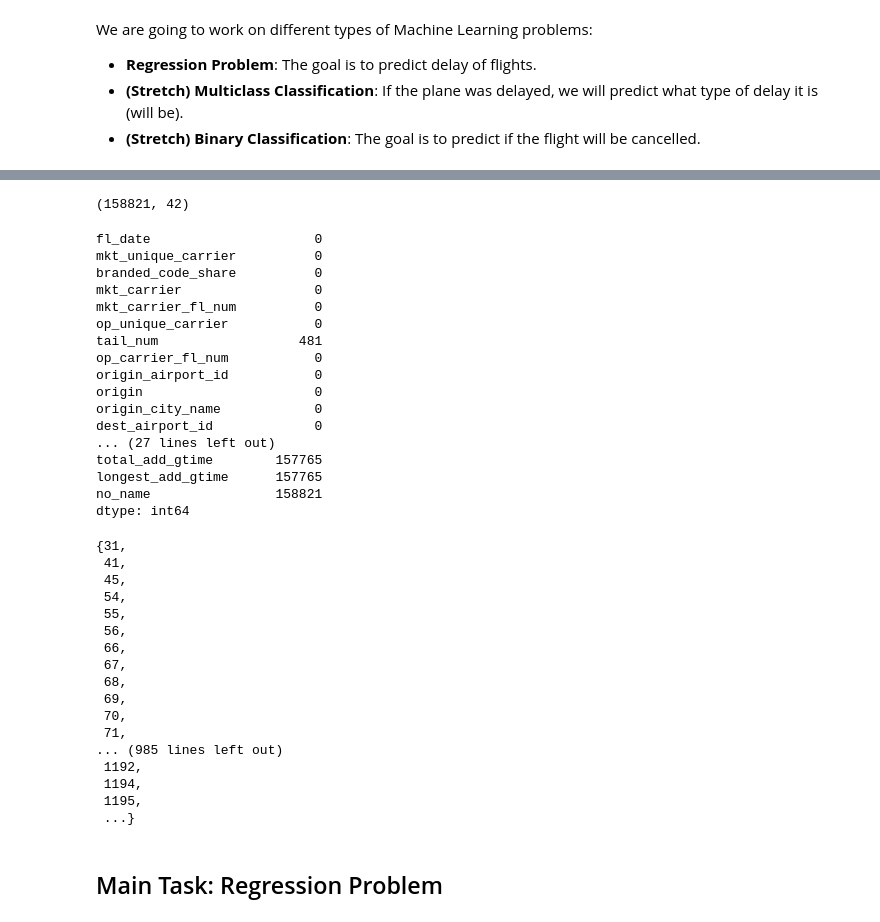
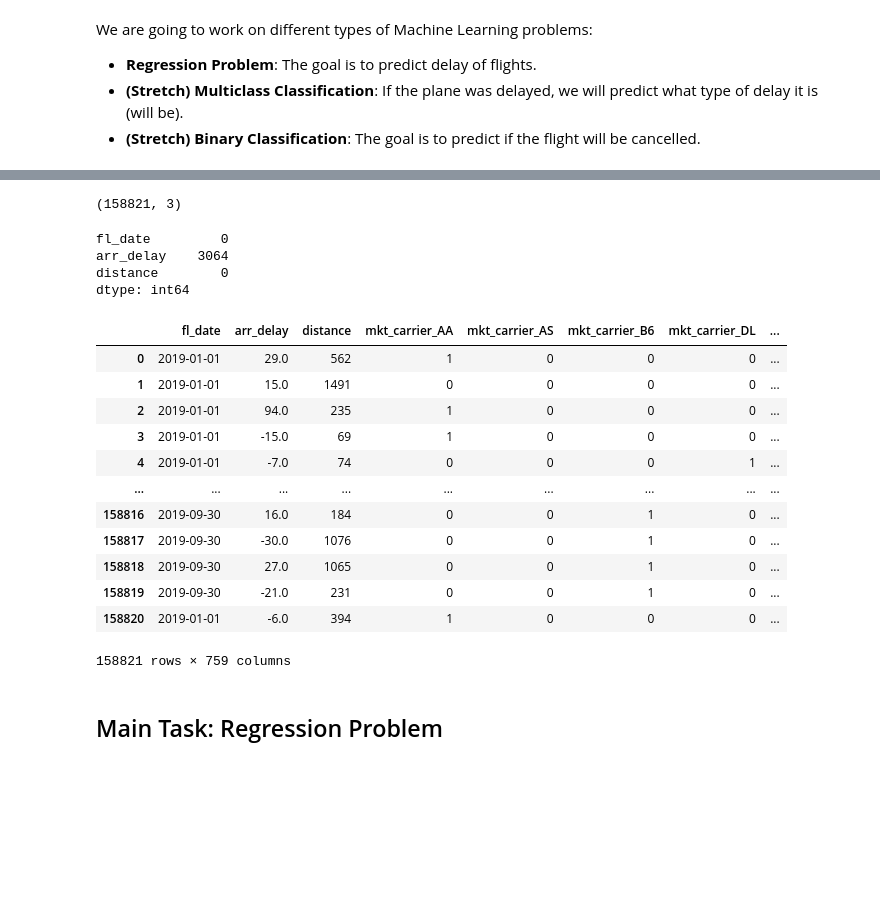
Before and after one commit to elslb/airline_delay_project, a Jupyter notebook: kevin_modeling.ipynb, the cells around one changed output, grey strips where cells are left out. Cells and saved outputs as stored; diff of their text form; code cells hidden in the pictures; blank space fills up the shorter version.

Commit message:
categorical features to dummies

```diff
--- a/kevin_modeling.ipynb
+++ b/kevin_modeling.ipynb
@@ -28,0 +29,4 @@ data.head()
+# %%
+# transform categorical features into dummies
+cat_cols = ['mkt_carrier', 'origin', 'dest']
+cols_dummies = pd.get_dummies(data[cat_cols])
@@ -28,0 +49,2 @@ data.head()
+# %%
+data = data.drop(cat_cols, axis=1)
@@ -29,44 +67,13 @@ data.head()
+# %%
+data_tf = pd.concat([data, cols_dummies], axis=1)
 # %%
 data.shape
 # %% [output]
-(158821, 42)
+(158821, 3)
 # %%
 data.isnull().sum()
 # %% [output]
-fl_date                     0
-mkt_unique_carrier          0
-branded_code_share          0
-mkt_carrier                 0
-mkt_carrier_fl_num          0
-op_unique_carrier           0
-tail_num                  481
-op_carrier_fl_num           0
-origin_airport_id           0
-origin                      0
-origin_city_name            0
-dest_airport_id             0
-... (27 lines left out)
-total_add_gtime        157765
-longest_add_gtime      157765
-no_name                158821
+fl_date         0
+arr_delay    3064
+distance        0
 dtype: int64
-# %%
-set(data['distance'])
-# %% [output]
-{31,
- 41,
- 45,
- 54,
- 55,
- 56,
- 66,
- 67,
- 68,
- 69,
- 70,
- 71,
-... (985 lines left out)
- 1192,
- 1194,
- 1195,
- ...}
@@ -73,3 +82,19 @@ set(data['distance'])
+# %%
+data_tf
+# %% [output]
+|  | fl_date | arr_delay | distance | mkt_carrier_AA | mkt_carrier_AS | mkt_carrier_B6 | mkt_carrier_DL | ... |
+| 0 | 2019-01-01 | 29.0 | 562 | 1 | 0 | 0 | 0 | ... |
+| 1 | 2019-01-01 | 15.0 | 1491 | 0 | 0 | 0 | 0 | ... |
+| 2 | 2019-01-01 | 94.0 | 235 | 1 | 0 | 0 | 0 | ... |
+| 3 | 2019-01-01 | -15.0 | 69 | 1 | 0 | 0 | 0 | ... |
+| 4 | 2019-01-01 | -7.0 | 74 | 0 | 0 | 0 | 1 | ... |
+| ... | ... | ... | ... | ... | ... | ... | ... | ... |
+| 158816 | 2019-09-30 | 16.0 | 184 | 0 | 0 | 1 | 0 | ... |
+| 158817 | 2019-09-30 | -30.0 | 1076 | 0 | 0 | 1 | 0 | ... |
+| 158818 | 2019-09-30 | 27.0 | 1065 | 0 | 0 | 1 | 0 | ... |
+| 158819 | 2019-09-30 | -21.0 | 231 | 0 | 0 | 1 | 0 | ... |
+| 158820 | 2019-01-01 | -6.0 | 394 | 1 | 0 | 0 | 0 | ... |
+158821 rows × 759 columns
 # %% [markdown]
 ## Main Task: Regression Problem
 # %% [markdown]
```
Also changed, not shown: parts of 6 cells of this notebook.
